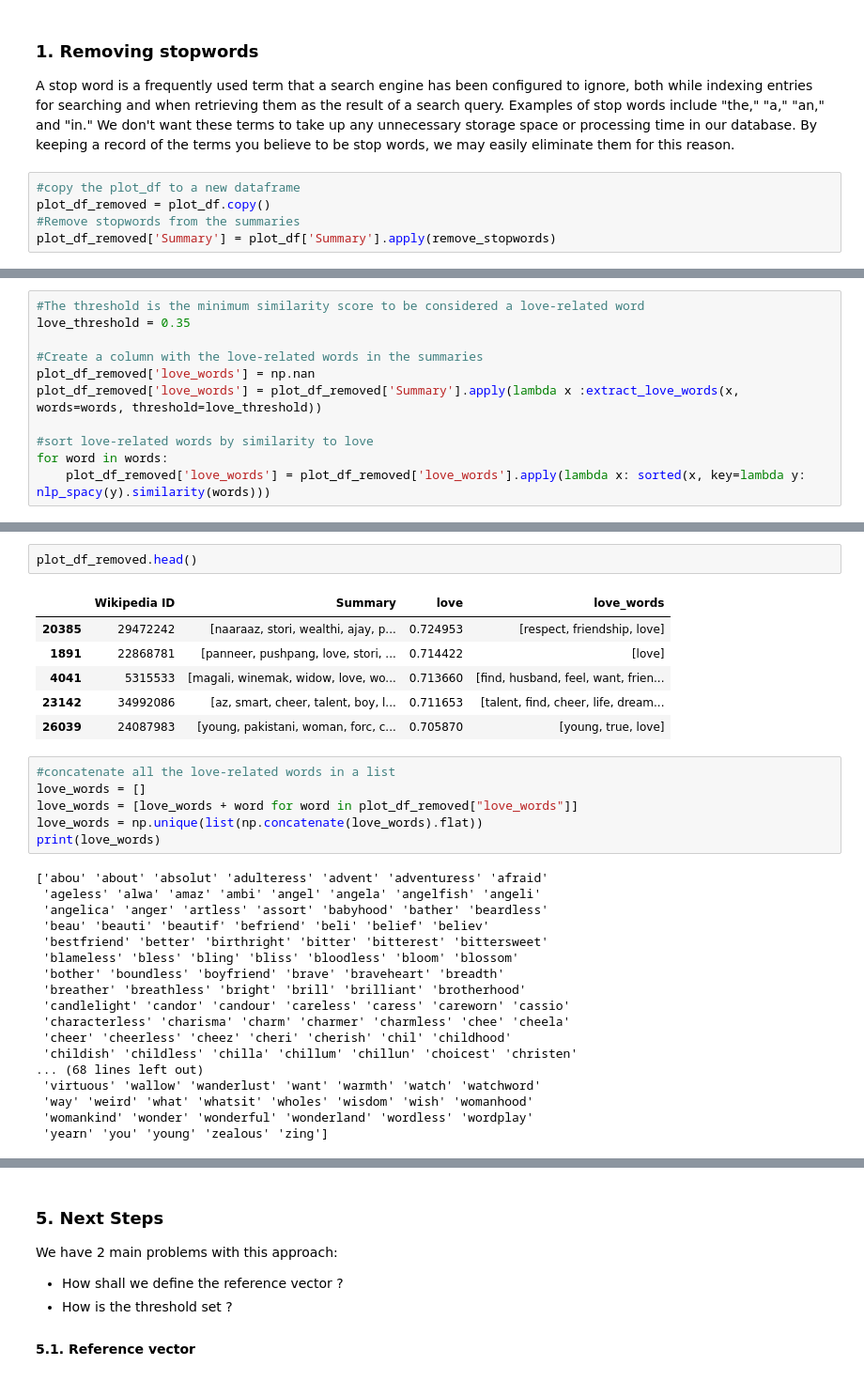
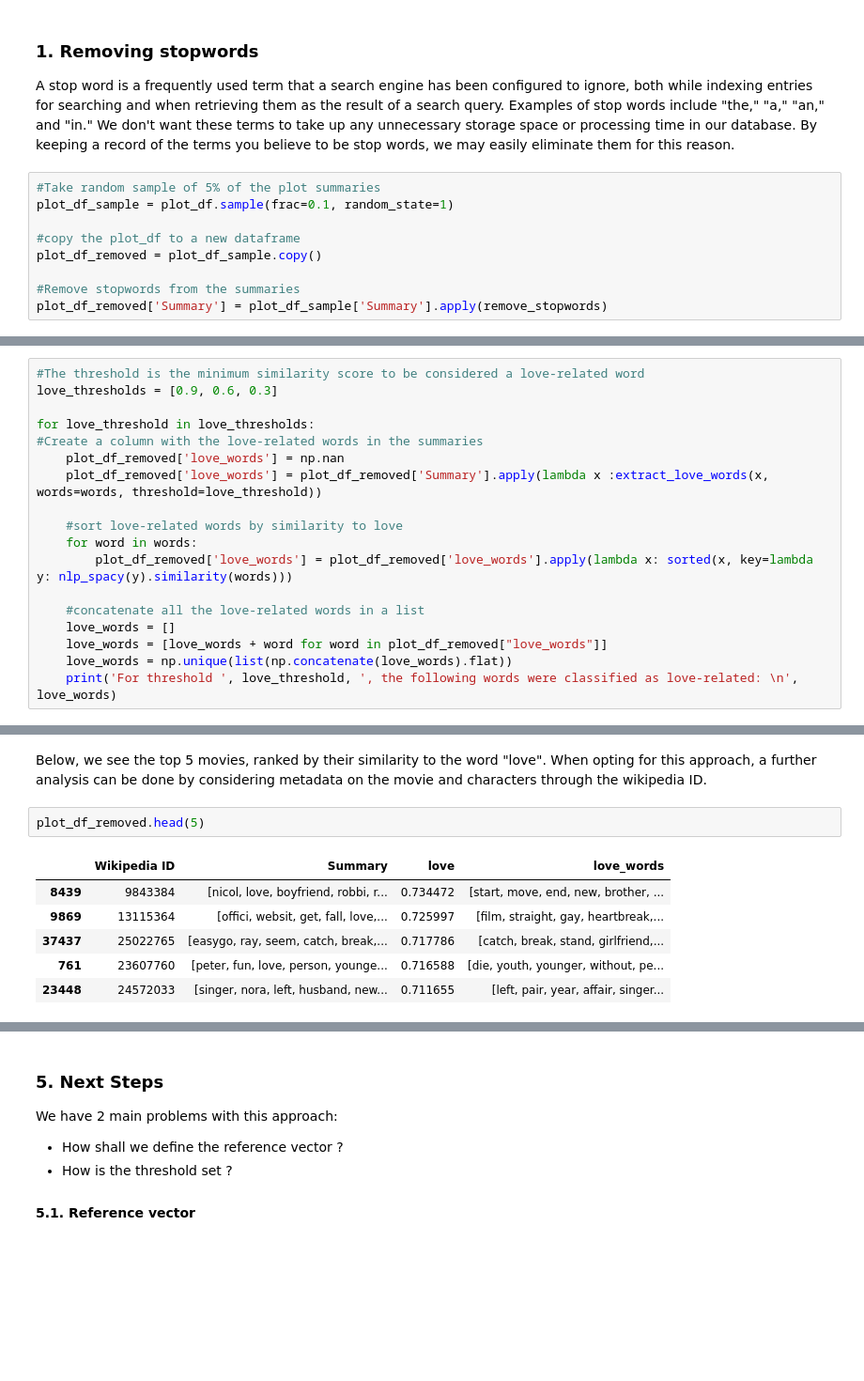
Before and after one commit to epfl-ada/ada-2022-project-toestewbrr, a Jupyter notebook: textual_analysis.ipynb, the cells around one changed output, grey strips where cells are left out. Shown at 94% size. Drawn from its saved outputs; the diff is of its cells as text; blank space fills up the shorter version.

```diff
--- a/textual_analysis.ipynb
+++ b/textual_analysis.ipynb
@@ -56,7 +49,11 @@ movie_df = load_movie_df()
 A stop word is a frequently used term that a search engine has been configured to ignore, both while indexing entries for searching and when retrieving them as the result of a search query. Examples of stop words include "the," "a," "an," and "in."
 We don't want these terms to take up any unnecessary storage space or processing time in our database. By keeping a record of the terms you believe to be stop words, we may easily eliminate them for this reason.
 # %%
+#Take random sample of 5% of the plot summaries
+plot_df_sample = plot_df.sample(frac=0.1, random_state=1)
+
 #copy the plot_df to a new dataframe
-plot_df_removed = plot_df.copy()
+plot_df_removed = plot_df_sample.copy()
+
 #Remove stopwords from the summaries
-plot_df_removed['Summary'] = plot_df['Summary'].apply(remove_stopwords)
+plot_df_removed['Summary'] = plot_df_sample['Summary'].apply(remove_stopwords)
@@ -98,11 +101,18 @@ This part's aim is to find the words in the summary that are love-related in cas
 # %%
 #The threshold is the minimum similarity score to be considered a love-related word
-love_threshold = 0.35
+love_thresholds = [0.9, 0.6, 0.3]
 
+for love_threshold in love_thresholds:
 #Create a column with the love-related words in the summaries
-plot_df_removed['love_words'] = np.nan
-plot_df_removed['love_words'] = plot_df_removed['Summary'].apply(lambda x :extract_love_words(x, words=words, threshold=love_threshold))
+    plot_df_removed['love_words'] = np.nan
+    plot_df_removed['love_words'] = plot_df_removed['Summary'].apply(lambda x :extract_love_words(x, words=words, threshold=love_threshold))
 
-#sort love-related words by similarity to love
-for word in words:
-    plot_df_removed['love_words'] = plot_df_removed['love_words'].apply(lambda x: sorted(x, key=lambda y: nlp_spacy(y).similarity(words)))
+    #sort love-related words by similarity to love
+    for word in words:
+        plot_df_removed['love_words'] = plot_df_removed['love_words'].apply(lambda x: sorted(x, key=lambda y: nlp_spacy(y).similarity(words)))
+
+    #concatenate all the love-related words in a list
+    love_words = []
+    love_words = [love_words + word for word in plot_df_removed["love_words"]]
+    love_words = np.unique(list(np.concatenate(love_words).flat))
+    print('For threshold ', love_threshold, ', the following words were classified as love-related: \n', love_words)
@@ -109,33 +137,11 @@ for word in words:
+# %% [markdown]
+Below, we see the top 5 movies, ranked by their similarity to the word "love". When opting for this approach, a further analysis can be done by considering metadata on the movie and characters through the wikipedia ID.
 # %%
-plot_df_removed.head()
+plot_df_removed.head(5)
 # %% [output]
 |  | Wikipedia ID | Summary | love | love_words |
-| 20385 | 29472242 | [naaraaz, stori, wealthi, ajay, p... | 0.724953 | [respect, friendship, love] |
-| 1891 | 22868781 | [panneer, pushpang, love, stori, ... | 0.714422 | [love] |
-| 4041 | 5315533 | [magali, winemak, widow, love, wo... | 0.713660 | [find, husband, feel, want, frien... |
-| 23142 | 34992086 | [az, smart, cheer, talent, boy, l... | 0.711653 | [talent, find, cheer, life, dream... |
-| 26039 | 24087983 | [young, pakistani, woman, forc, c... | 0.705870 | [young, true, love] |
+| 8439 | 9843384 | [nicol, love, boyfriend, robbi, r... | 0.734472 | [start, move, end, new, brother, ... |
+| 9869 | 13115364 | [offici, websit, get, fall, love,... | 0.725997 | [film, straight, gay, heartbreak,... |
+| 37437 | 25022765 | [easygo, ray, seem, catch, break,... | 0.717786 | [catch, break, stand, girlfriend,... |
+| 761 | 23607760 | [peter, fun, love, person, younge... | 0.716588 | [die, youth, younger, without, pe... |
+| 23448 | 24572033 | [singer, nora, left, husband, new... | 0.711655 | [left, pair, year, affair, singer... |
-# %%
-#concatenate all the love-related words in a list
-love_words = []
-love_words = [love_words + word for word in plot_df_removed["love_words"]]
-love_words = np.unique(list(np.concatenate(love_words).flat))
-print(love_words)
-# %% [output]
-['abou' 'about' 'absolut' 'adulteress' 'advent' 'adventuress' 'afraid'
- 'ageless' 'alwa' 'amaz' 'ambi' 'angel' 'angela' 'angelfish' 'angeli'
- 'angelica' 'anger' 'artless' 'assort' 'babyhood' 'bather' 'beardless'
- 'beau' 'beauti' 'beautif' 'befriend' 'beli' 'belief' 'believ'
- 'bestfriend' 'better' 'birthright' 'bitter' 'bitterest' 'bittersweet'
- 'blameless' 'bless' 'bling' 'bliss' 'bloodless' 'bloom' 'blossom'
- 'bother' 'boundless' 'boyfriend' 'brave' 'braveheart' 'breadth'
- 'breather' 'breathless' 'bright' 'brill' 'brilliant' 'brotherhood'
- 'candlelight' 'candor' 'candour' 'careless' 'caress' 'careworn' 'cassio'
- 'characterless' 'charisma' 'charm' 'charmer' 'charmless' 'chee' 'cheela'
- 'cheer' 'cheerless' 'cheez' 'cheri' 'cherish' 'chil' 'childhood'
- 'childish' 'childless' 'chilla' 'chillum' 'chillun' 'choicest' 'christen'
-... (68 lines left out)
- 'virtuous' 'wallow' 'wanderlust' 'want' 'warmth' 'watch' 'watchword'
- 'way' 'weird' 'what' 'whatsit' 'wholes' 'wisdom' 'wish' 'womanhood'
- 'womankind' 'wonder' 'wonderful' 'wonderland' 'wordless' 'wordplay'
- 'yearn' 'you' 'young' 'zealous' 'zing']
```
Also changed, not shown: parts of 15 cells of this notebook.
